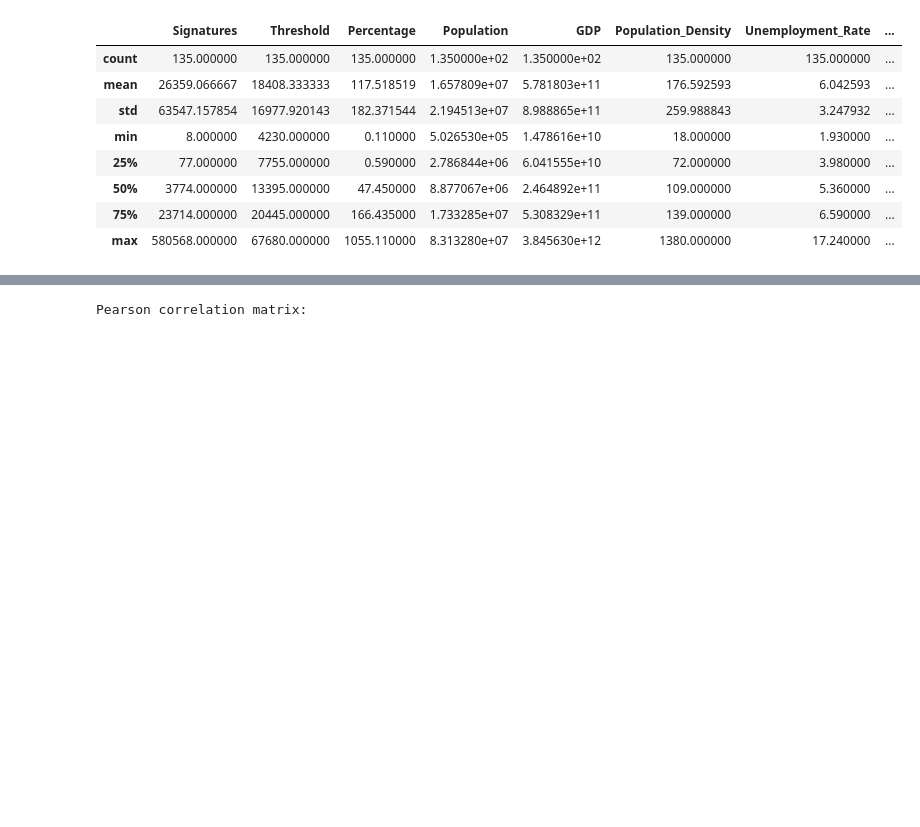
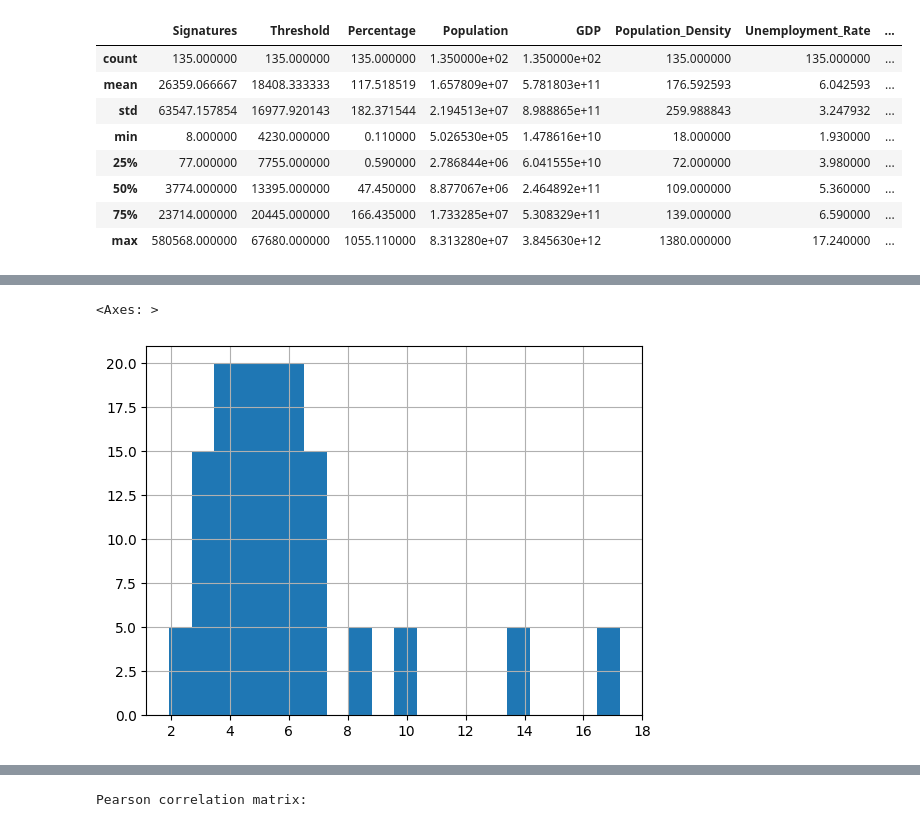
Before and after one commit to Matthew-Riddell/MSc-Dissertation, a Jupyter notebook: notebooks/data-exploration.ipynb, the cells around one changed output, grey strips where cells are left out. Saved outputs shown, nothing was run; the diff lists cells and outputs as text; code cells hidden in the pictures; blank space fills up the shorter version.

```diff
--- a/notebooks/data-exploration.ipynb
+++ b/notebooks/data-exploration.ipynb
@@ -77,0 +92,7 @@ merged_data.describe()
+# %%
+merged_data["Unemployment_Rate"].hist(
+    bins=20
+)
+# %% [output]
+<Axes: >
+[figure, added]
```
Also changed, not shown: parts of 24 cells of this notebook.
